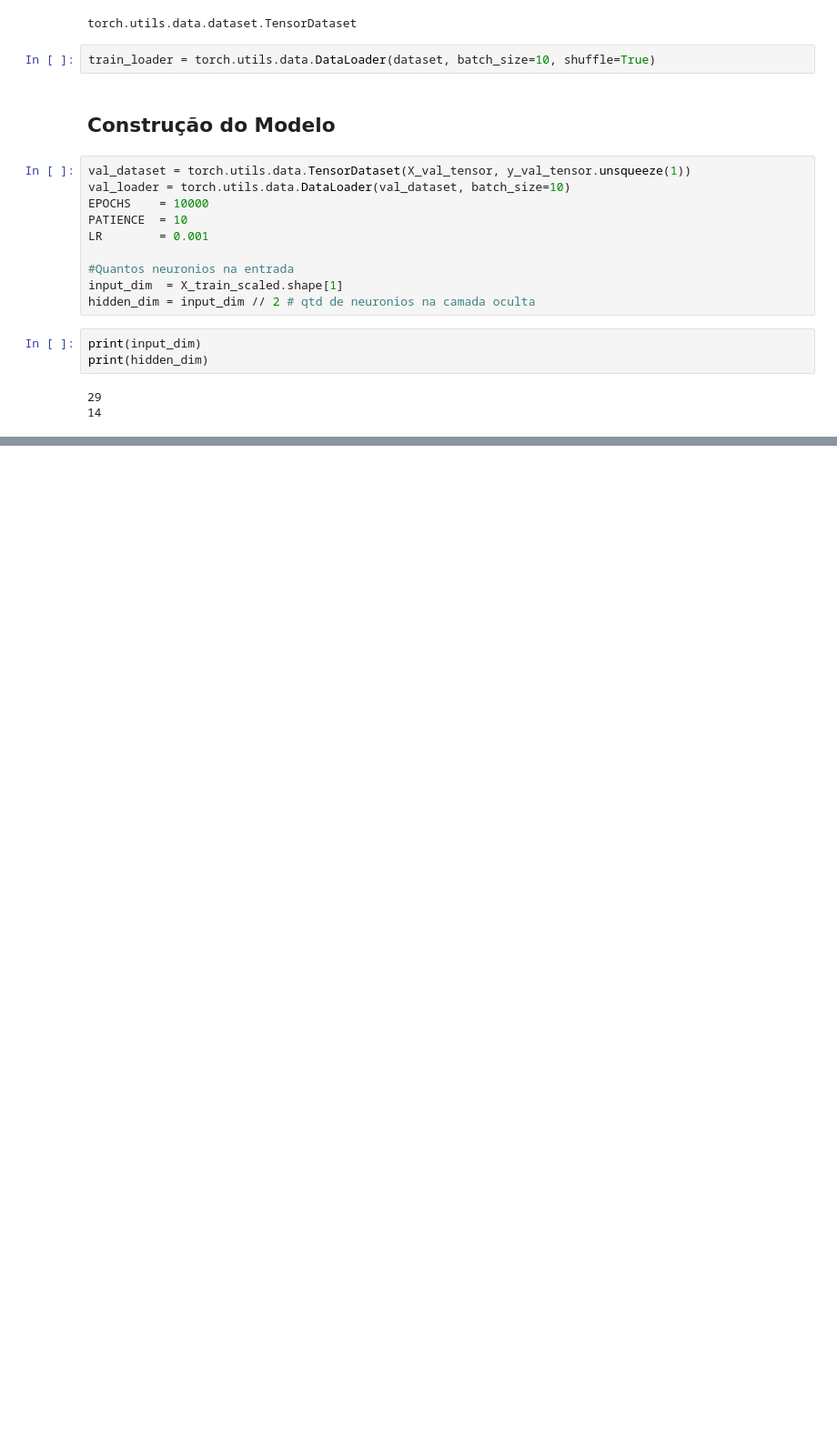
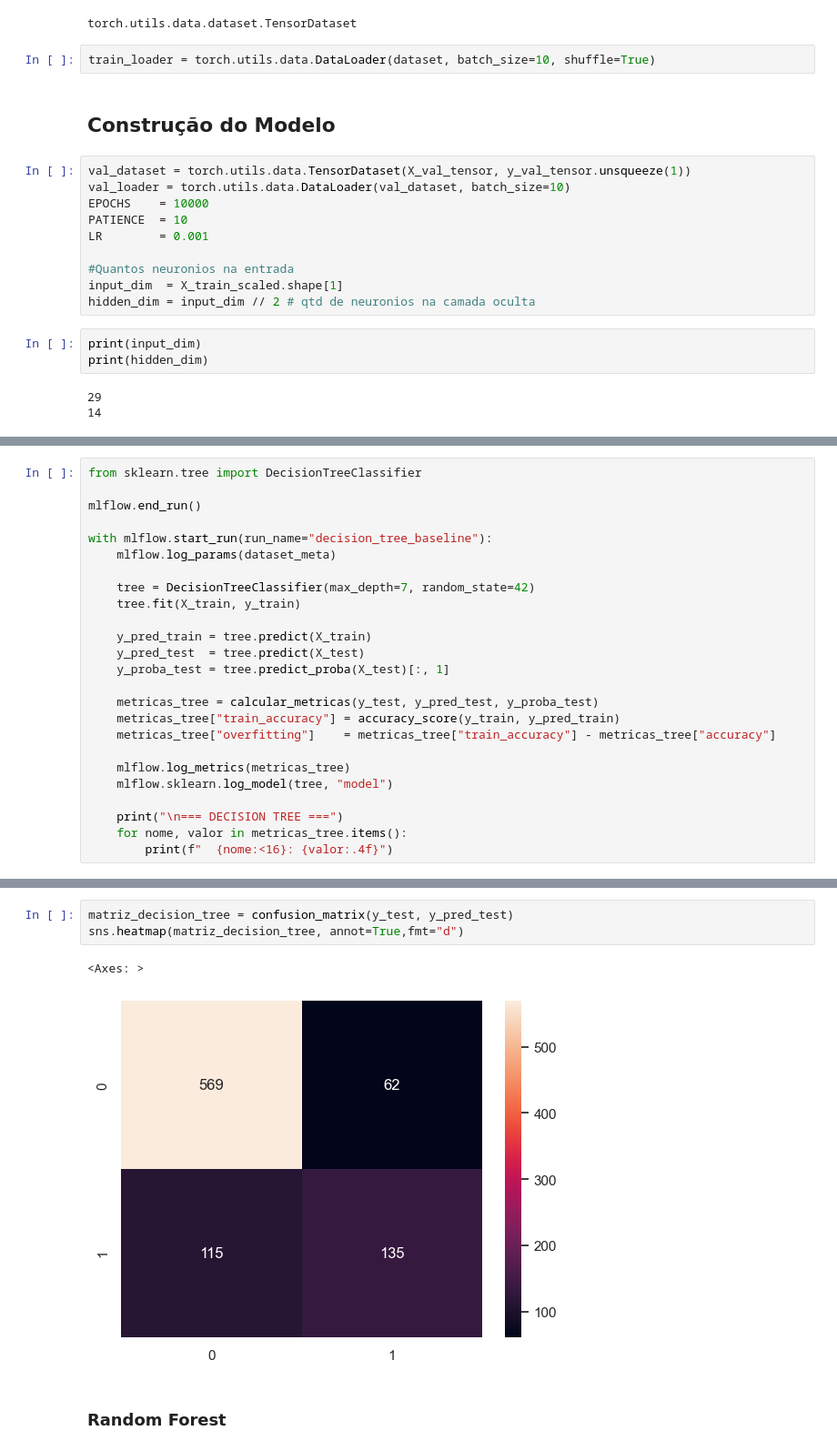
Before and after one commit to LeticiaMalato/Tech-Challenge-Churn, a Jupyter notebook: notebook/script.ipynb, the cells around one changed output, grey strips where cells are left out. Shown at 91% size. Cells and saved outputs as stored; diff of their text form; blank space fills up the shorter version.

Commit message:
feat: baselines e tabela de comparacao

```diff
--- a/notebook/script.ipynb
+++ b/notebook/script.ipynb
@@ -1106,0 +1156,25 @@ sns.heatmap(matriz_mlp, annot=True, fmt="d" )
+# %%
+from sklearn.tree import DecisionTreeClassifier
+
+mlflow.end_run()
+
+with mlflow.start_run(run_name="decision_tree_baseline"):
+    mlflow.log_params(dataset_meta)
+
+    tree = DecisionTreeClassifier(max_depth=7, random_state=42)
+    tree.fit(X_train, y_train)
+
+    y_pred_train = tree.predict(X_train)
+    y_pred_test  = tree.predict(X_test)
+    y_proba_test = tree.predict_proba(X_test)[:, 1]
+
+    metricas_tree = calcular_metricas(y_test, y_pred_test, y_proba_test)
+    metricas_tree["train_accuracy"] = accuracy_score(y_train, y_pred_train)
+    metricas_tree["overfitting"]    = metricas_tree["train_accuracy"] - metricas_tree["accuracy"]
+
+    mlflow.log_metrics(metricas_tree)
+    mlflow.sklearn.log_model(tree, "model")
+
+    print("\n=== DECISION TREE ===")
+    for nome, valor in metricas_tree.items():
+        print(f"  {nome:<16}: {valor:.4f}")
@@ -1106,0 +1193,8 @@ sns.heatmap(matriz_mlp, annot=True, fmt="d" )
+# %%
+matriz_decision_tree = confusion_matrix(y_test, y_pred_test)
+sns.heatmap(matriz_decision_tree, annot=True,fmt="d")
+# %% [output]
+<Axes: >
+[figure, added]
+# %% [markdown]
+### Random Forest
```
Also changed, not shown: parts of 12 cells of this notebook.
